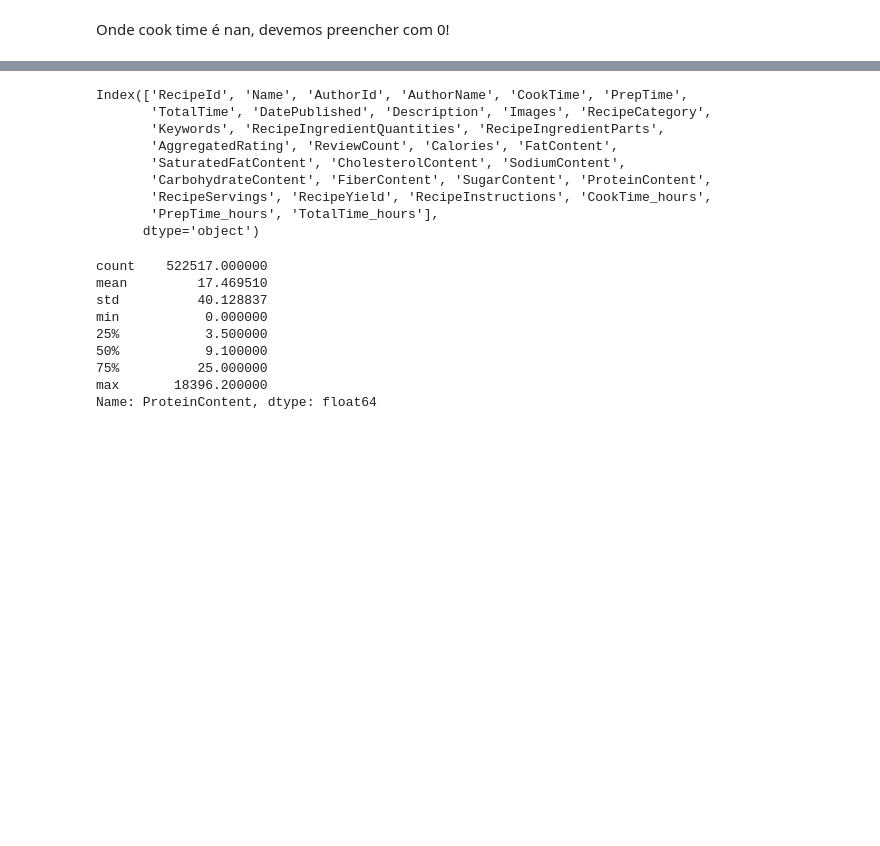
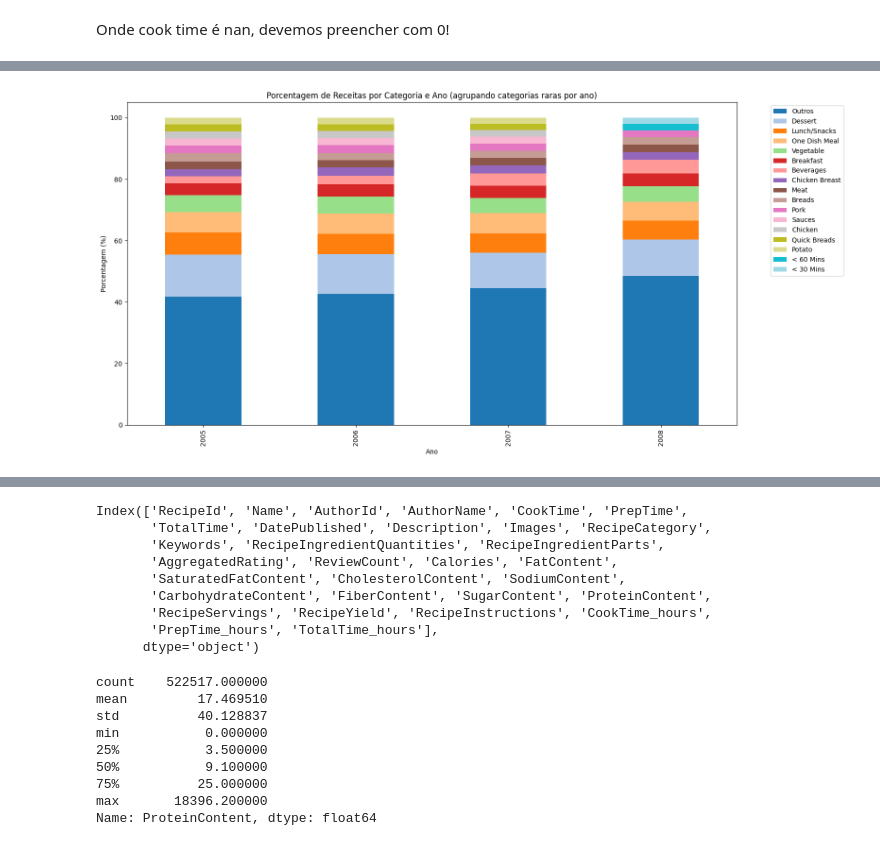
Before and after one commit to thais13bm/food-data-visualization, a Jupyter notebook: preprocessing.ipynb, the cells around one changed output, grey strips where cells are left out. Drawn from its saved outputs; the diff is of its cells as text; code cells hidden in the pictures; blank space fills up the shorter version.

```diff
--- a/preprocessing.ipynb
+++ b/preprocessing.ipynb
@@ -90,0 +159,47 @@ Onde cook time é nan, devemos preencher com 0!
+# %%
+# Calcula a porcentagem de cada RecipeCategory por ano, agrupando categorias raras por ano
+
+df['year'] = df['DatePublished_format'].dt.year
+
+# Calcula a frequência de cada categoria por ano
+cat_year = df.groupby(['year', 'RecipeCategory']).size().reset_index(name='count')
+
+cat_year = cat_year[(cat_year['year'] >= 2005) & (cat_year['year'] <= 2008)]
+
+
+# Calcula o total de receitas por ano
+total_per_year = cat_year.groupby('year')['count'].transform('sum')
+cat_year['percent'] = cat_year['count'] / total_per_year * 100
+
+# Define o threshold (ex: 2%)
+threshold = 2
+
+# Para cada ano, marca categorias abaixo do threshold como 'Outros'
+def group_rare(row, df_):
+    year = row['year']
+    percent = row['percent']
+    if percent < threshold:
+        return 'Outros'
+    return row['RecipeCategory']
+
+cat_year['RecipeCategory_grouped'] = cat_year.apply(lambda row: group_rare(row, cat_year), axis=1)
+
+# Soma novamente as porcentagens após agrupar "Outros"
+cat_year_grouped = cat_year.groupby(['year', 'RecipeCategory_grouped'])['percent'].sum().reset_index()
+
+# Pivot para barras empilhadas
+pivot = cat_year_grouped.pivot(index='year', columns='RecipeCategory_grouped', values='percent').fillna(0)
+
+# Ordena as colunas por frequência média (opcional)
+pivot = pivot[pivot.mean().sort_values(ascending=False).index]
+
+# Plot
+pivot.plot(kind='bar', stacked=True, figsize=(16,8), colormap='tab20')
+plt.ylabel('Porcentagem (%)')
+plt.xlabel('Ano')
+plt.title('Porcentagem de Receitas por Categoria e Ano (agrupando categorias raras por ano)')
+plt.legend(bbox_to_anchor=(1.05, 1), loc='upper left')
+plt.tight_layout()
+plt.show()
+# %% [output]
+[figure, added]
```
Also changed, not shown: parts of 34 cells of this notebook.
